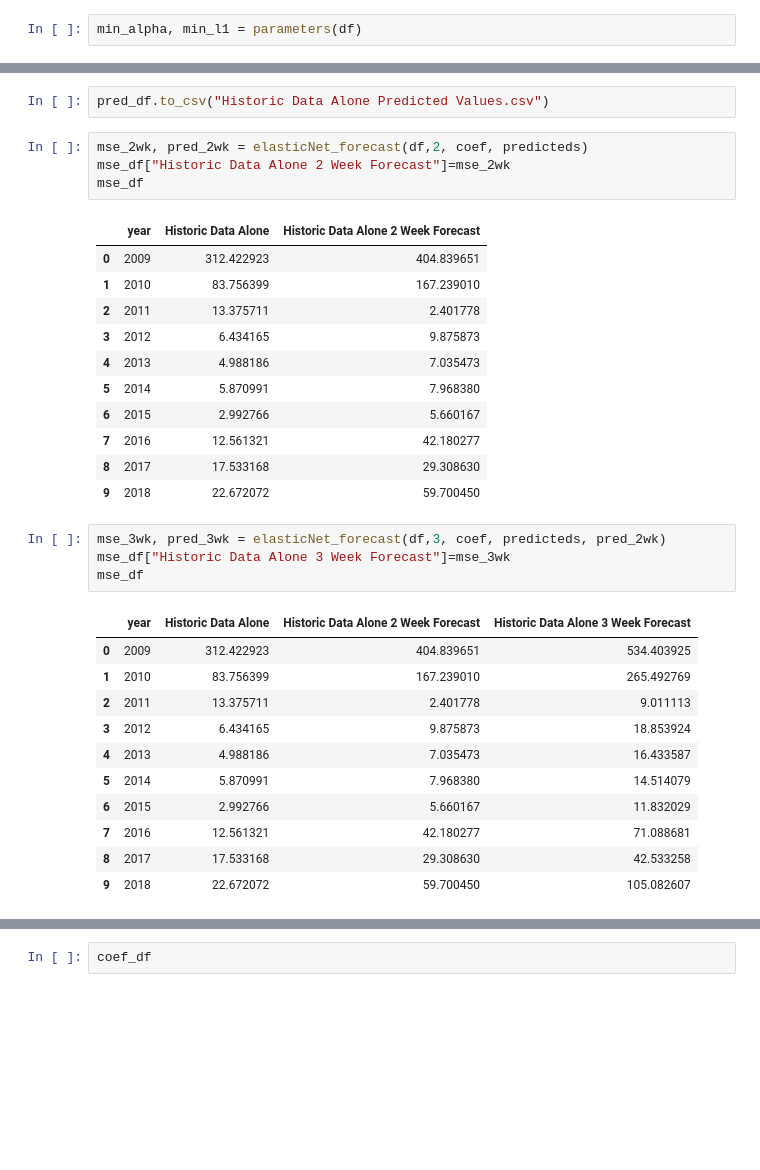
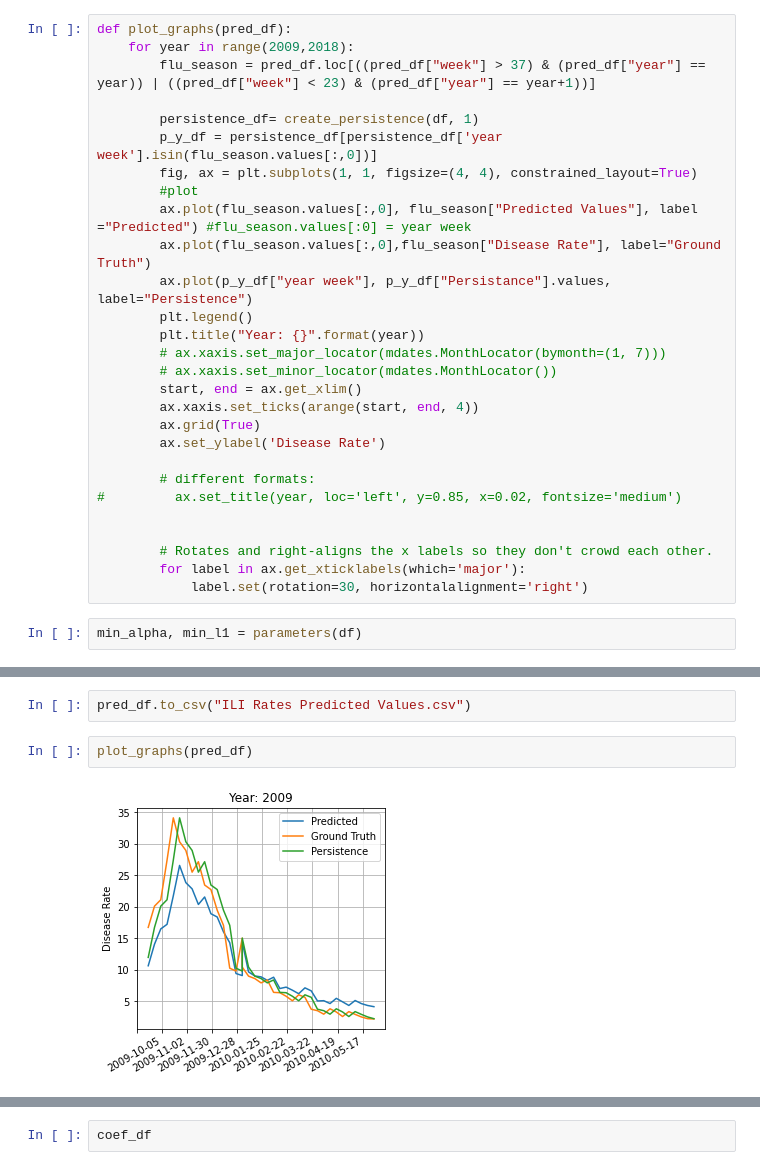
Before and after one commit to Influenza-Forecasting-Using-Online-Data/influenza-forecasting, a Jupyter notebook: models/Elastic Net.ipynb, the cells around one changed output, grey strips where cells are left out. Drawn from its saved outputs; the diff is of its cells as text; blank space fills up the shorter version.

Commit message:
added graphs

```diff
--- a/models/Elastic Net.ipynb
+++ b/models/Elastic Net.ipynb
@@ -206,3 +194,31 @@ def create_persistence(data, shift, persistance_col_name='Persistance'):
+# %%
+def plot_graphs(pred_df):
+    for year in range(2009,2018):
+        flu_season = pred_df.loc[((pred_df["week"] > 37) & (pred_df["year"] == year)) | ((pred_df["week"] < 23) & (pred_df["year"] == year+1))]
+
+        persistence_df= create_persistence(df, 1)
+        p_y_df = persistence_df[persistence_df['year week'].isin(flu_season.values[:,0])]
+        fig, ax = plt.subplots(1, 1, figsize=(4, 4), constrained_layout=True)
+        #plot
+        ax.plot(flu_season.values[:,0], flu_season["Predicted Values"], label ="Predicted") #flu_season.values[:0] = year week
+        ax.plot(flu_season.values[:,0],flu_season["Disease Rate"], label="Ground Truth")
+        ax.plot(p_y_df["year week"], p_y_df["Persistance"].values, label="Persistence")
+        plt.legend()
+        plt.title("Year: {}".format(year))
+        # ax.xaxis.set_major_locator(mdates.MonthLocator(bymonth=(1, 7)))
+        # ax.xaxis.set_minor_locator(mdates.MonthLocator())
+        start, end = ax.get_xlim()
+        ax.xaxis.set_ticks(arange(start, end, 4))
+        ax.grid(True)
+        ax.set_ylabel('Disease Rate')
+
+        # different formats:
+#         ax.set_title(year, loc='left', y=0.85, x=0.02, fontsize='medium')
+
+
+        # Rotates and right-aligns the x labels so they don't crowd each other.
+        for label in ax.get_xticklabels(which='major'):
+            label.set(rotation=30, horizontalalignment='right')
 # %%
 min_alpha, min_l1 = parameters(df)
 # %%
@@ -255,34 +269,6 @@ pred_df
 # %%
-pred_df.to_csv("Historic Data Alone Predicted Values.csv")
+pred_df.to_csv("ILI Rates Predicted Values.csv")
-# %%
-mse_2wk, pred_2wk = elasticNet_forecast(df,2, coef, predicteds)
-mse_df["Historic Data Alone 2 Week Forecast"]=mse_2wk
-mse_df
-# %% [output]
-|  | year | Historic Data Alone | Historic Data Alone 2 Week Forecast |
-| 0 | 2009 | 312.422923 | 404.839651 |
-| 1 | 2010 | 83.756399 | 167.239010 |
-| 2 | 2011 | 13.375711 | 2.401778 |
-| 3 | 2012 | 6.434165 | 9.875873 |
-| 4 | 2013 | 4.988186 | 7.035473 |
-| 5 | 2014 | 5.870991 | 7.968380 |
-| 6 | 2015 | 2.992766 | 5.660167 |
-| 7 | 2016 | 12.561321 | 42.180277 |
-| 8 | 2017 | 17.533168 | 29.308630 |
-| 9 | 2018 | 22.672072 | 59.700450 |
-# %%
-mse_3wk, pred_3wk = elasticNet_forecast(df,3, coef, predicteds, pred_2wk)
-mse_df["Historic Data Alone 3 Week Forecast"]=mse_3wk
-mse_df
-# %% [output]
-|  | year | Historic Data Alone | Historic Data Alone 2 Week Forecast | Historic Data Alone 3 Week Forecast |
-| 0 | 2009 | 312.422923 | 404.839651 | 534.403925 |
-| 1 | 2010 | 83.756399 | 167.239010 | 265.492769 |
-| 2 | 2011 | 13.375711 | 2.401778 | 9.011113 |
-| 3 | 2012 | 6.434165 | 9.875873 | 18.853924 |
-| 4 | 2013 | 4.988186 | 7.035473 | 16.433587 |
-| 5 | 2014 | 5.870991 | 7.968380 | 14.514079 |
-| 6 | 2015 | 2.992766 | 5.660167 | 11.832029 |
-| 7 | 2016 | 12.561321 | 42.180277 | 71.088681 |
-| 8 | 2017 | 17.533168 | 29.308630 | 42.533258 |
-| 9 | 2018 | 22.672072 | 59.700450 | 105.082607 |
+# %%
+plot_graphs(pred_df)
+# %% [output]
+[figure, added]
```
Also changed, not shown: parts of 15 cells of this notebook.
